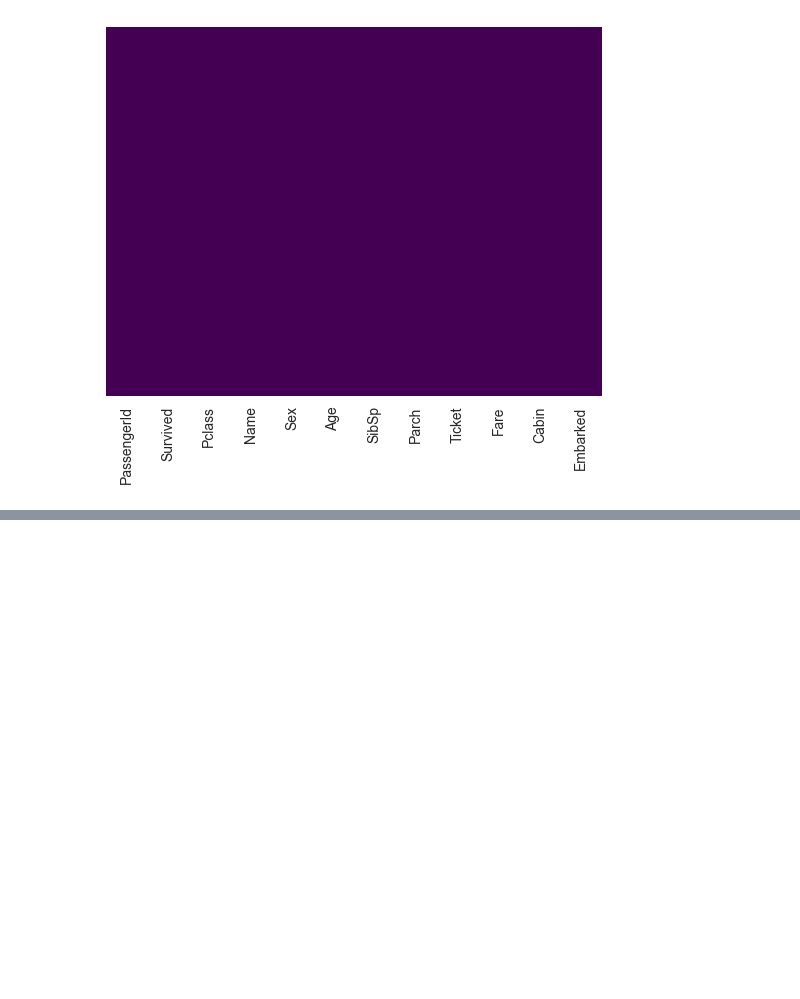
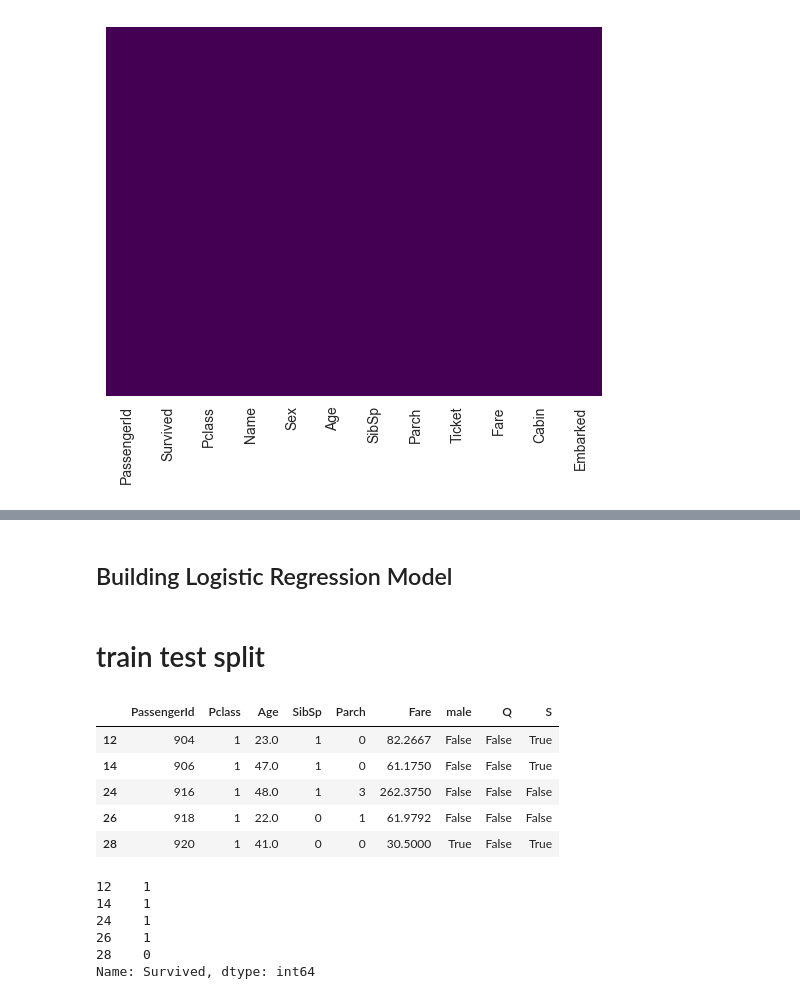
Before and after one commit to kartikmehta18/learn-python, a Jupyter notebook: ml/ExploratoryDataAnalysis.ipynb, the cells around one changed output, grey strips where cells are left out. Drawn from its saved outputs; the diff is of its cells as text; code cells hidden in the pictures; blank space fills up the shorter version.

```diff
--- a/ml/ExploratoryDataAnalysis.ipynb
+++ b/ml/ExploratoryDataAnalysis.ipynb
@@ -162,0 +231,22 @@ sns.heatmap(train.isnull(), yticklabels=False, cbar=False, cmap='viridis')
+# %% [markdown]
+## Building Logistic Regression Model
+# %% [markdown]
+# train test split
+# %%
+train.drop('Survived',axis=1).head()
+# %% [output]
+|  | PassengerId | Pclass | Age | SibSp | Parch | Fare | male | Q | S |
+| 12 | 904 | 1 | 23.0 | 1 | 0 | 82.2667 | False | False | True |
+| 14 | 906 | 1 | 47.0 | 1 | 0 | 61.1750 | False | False | True |
+| 24 | 916 | 1 | 48.0 | 1 | 3 | 262.3750 | False | False | False |
+| 26 | 918 | 1 | 22.0 | 0 | 1 | 61.9792 | False | False | False |
+| 28 | 920 | 1 | 41.0 | 0 | 0 | 30.5000 | True | False | True |
+# %%
+train['Survived'].head()
+# %% [output]
+12    1
+14    1
+24    1
+26    1
+28    0
+Name: Survived, dtype: int64
```
Also changed, not shown: parts of 22 cells of this notebook.
